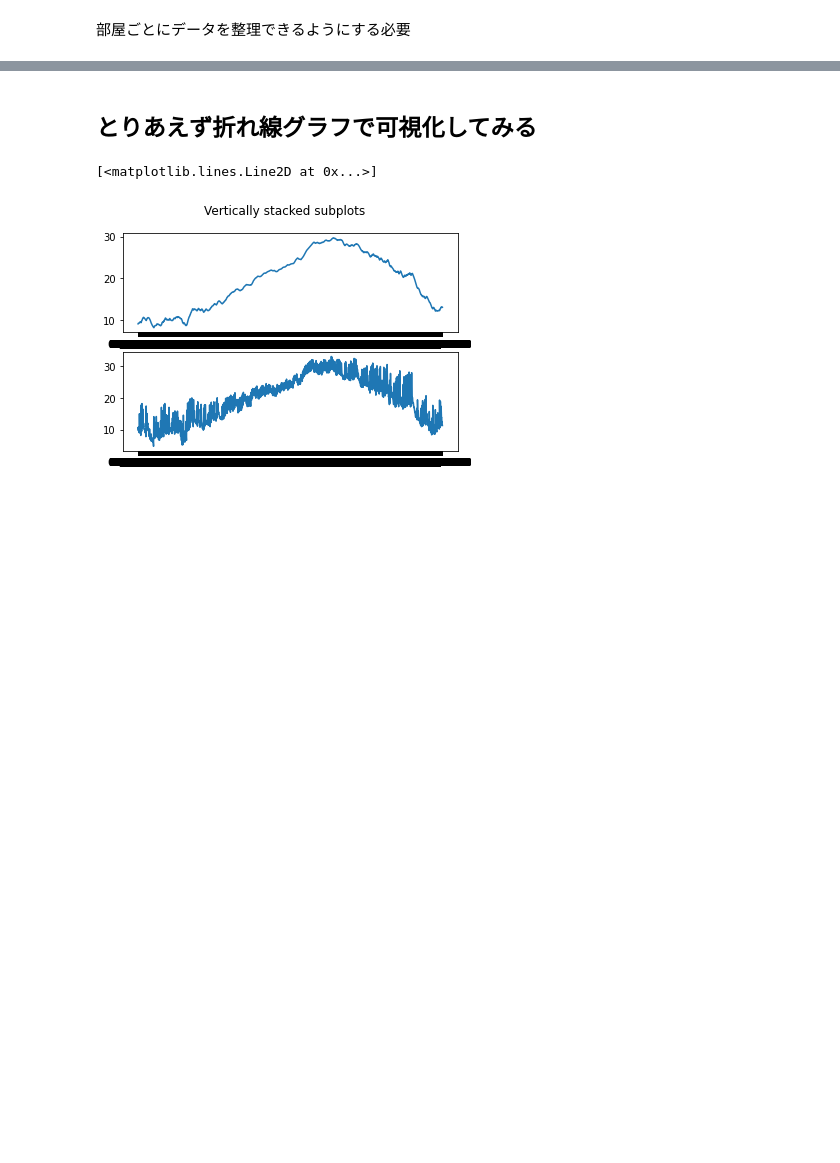
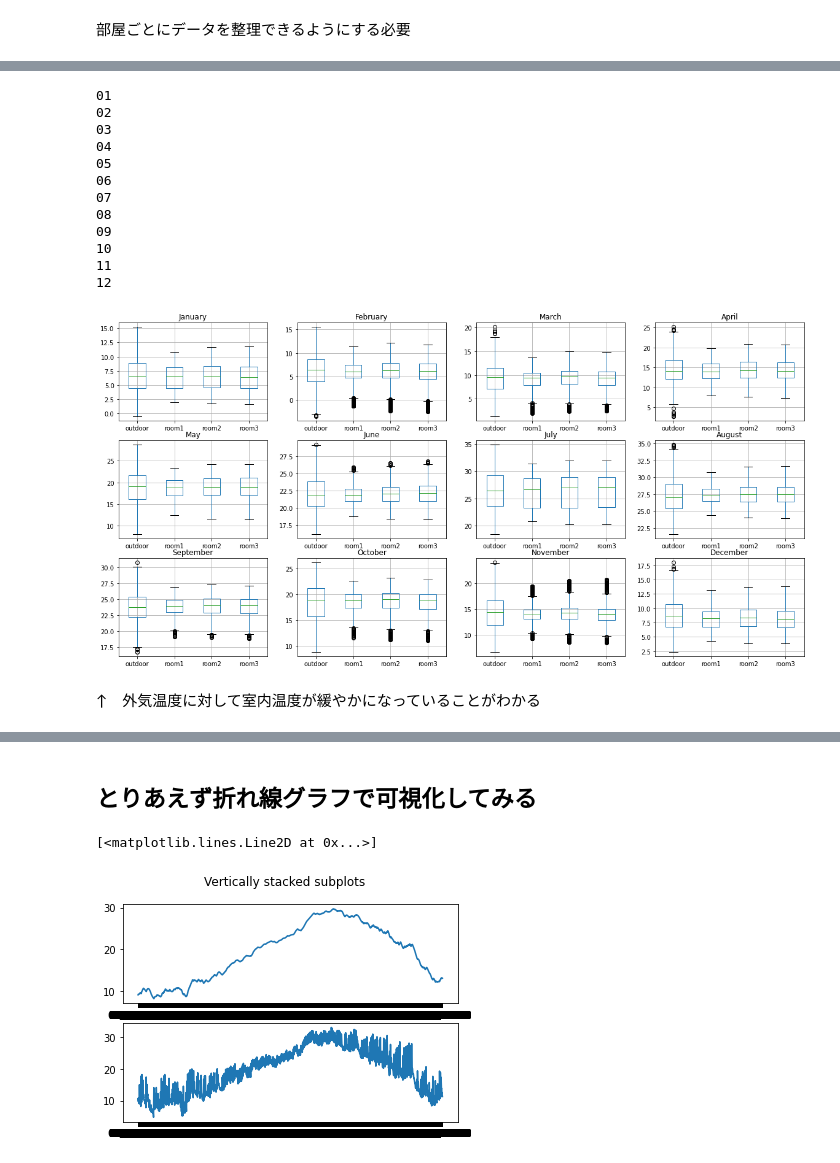
Before and after one commit to katsuya0719/therb-notebook, a Jupyter notebook: 時系列データ分析.ipynb, the cells around one changed output, grey strips where cells are left out. Saved outputs shown, nothing was run; the diff lists cells and outputs as text; code cells hidden in the pictures; blank space fills up the shorter version.

```diff
--- a/時系列データ分析.ipynb
+++ b/時系列データ分析.ipynb
@@ -117,0 +152,12 @@ Text(0, 0.5, 'Temperature')
+# %%
+df["month"]=df.index.to_series().apply(lambda x: x.split('/')[0])
+# %%
+def makeMonthlyData(df):
+    #df=pd.DataFrame(seriesData)
+    dfDict={}
+    df["month"]=df.index.to_series().apply(lambda x: x.split('/')[0])
+    grouped=df.groupby("month")
+    for name,group in grouped:
+        #dfList.append(group.drop('month', axis=1))
+        dfDict[name]=group.drop('month', axis=1)
+    return dfDict
@@ -117,0 +179,41 @@ Text(0, 0.5, 'Temperature')
+# %%
+def monthlyBoxPlot(dfDict):
+    fig = plt.figure(figsize=(20,10))
+    title_dict = {
+        1:'January',
+        2:'February',
+        3:'March',
+        4:'April',
+        5:'May',
+        6:'June',
+        7:'July',
+        8:'August',
+        9:'September',
+        10:'October',
+        11:'November',
+        12:'December',
+    }
+    i=1
+    for df in dfDict.values():
+        ax = fig.add_subplot(3,4,i)
+        df.boxplot(ax=ax)
+        ax.set_title(title_dict[i])
+        i+=1
+# %%
+monthlyBoxPlot(makeMonthlyData(df))
+# %% [output]
+01
+02
+03
+04
+05
+06
+07
+08
+09
+10
+11
+12
+[figure, added]
+# %% [markdown]
+↑　外気温度に対して室内温度が緩やかになっていることがわかる
```
Also changed, not shown: parts of 86 cells of this notebook.
